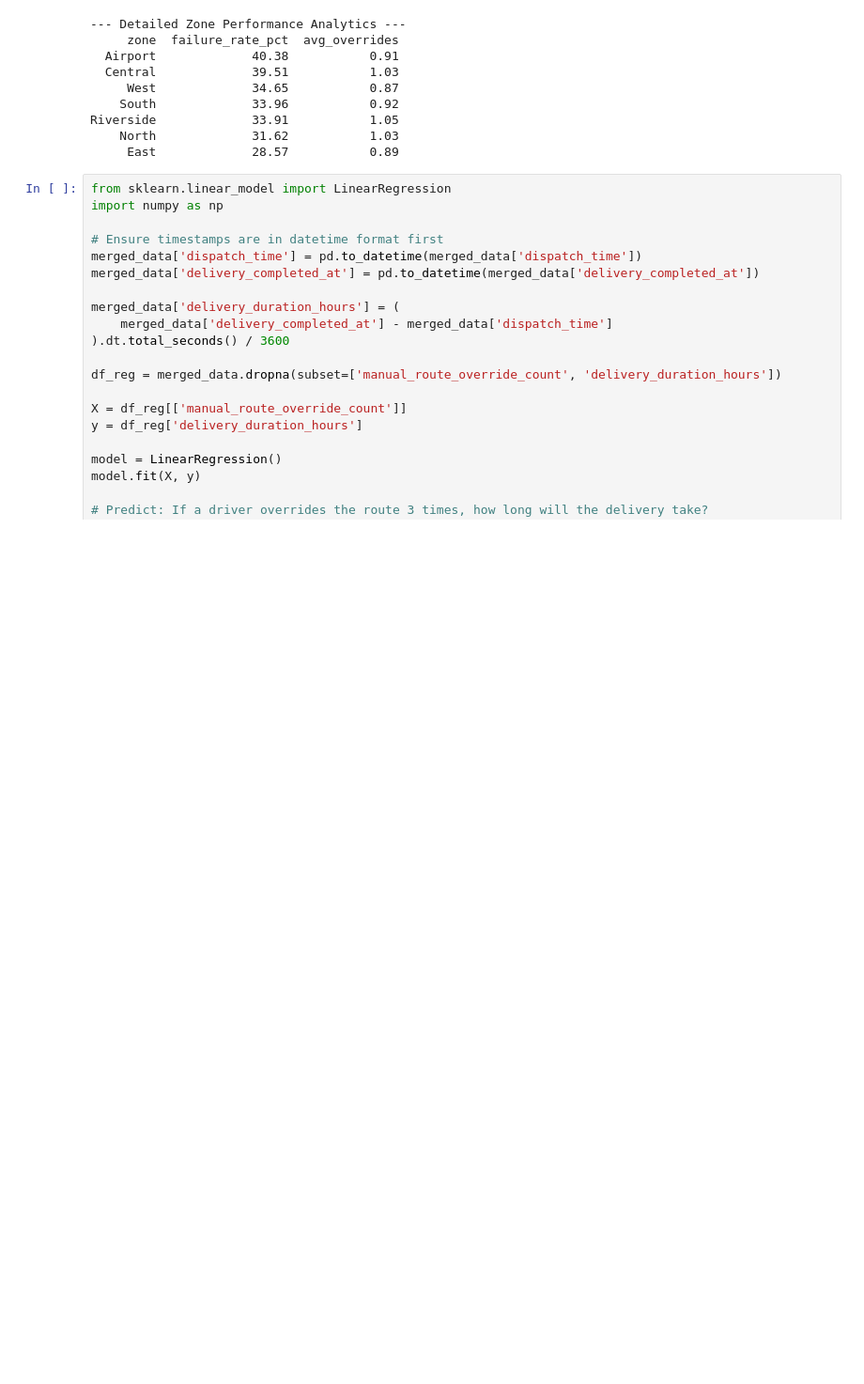
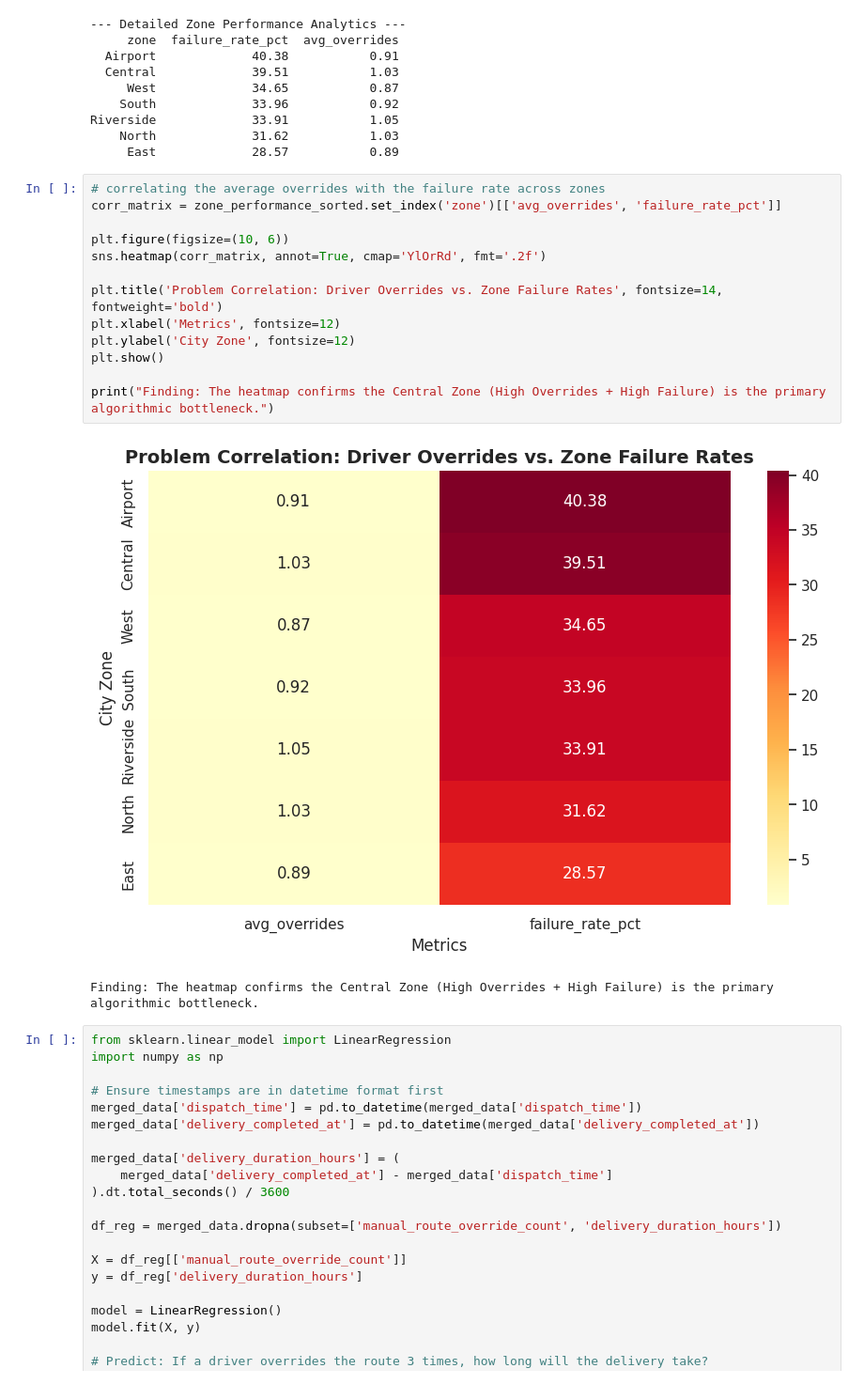
Before and after one commit to ViniUK00/NorthStar-Analytics-Coursework, a Jupyter notebook: SQL_Python.ipynb, the cells around one changed output. Shown at 94% size. Drawn from its saved outputs; the diff is of its cells as text; blank space fills up the shorter version.

```diff
--- a/SQL_Python.ipynb
+++ b/SQL_Python.ipynb
@@ -94,6 +94,22 @@ print(zone_performance_sorted[['zone', 'failure_rate_pct', 'avg_overrides']].rou
 Riverside             33.91           1.05
     North             31.62           1.03
      East             28.57           0.89
+# %%
+# correlating the average overrides with the failure rate across zones
+corr_matrix = zone_performance_sorted.set_index('zone')[['avg_overrides', 'failure_rate_pct']]
+
+plt.figure(figsize=(10, 6))
+sns.heatmap(corr_matrix, annot=True, cmap='YlOrRd', fmt='.2f')
+
+plt.title('Problem Correlation: Driver Overrides vs. Zone Failure Rates', fontsize=14, fontweight='bold')
+plt.xlabel('Metrics', fontsize=12)
+plt.ylabel('City Zone', fontsize=12)
+plt.show()
+
+print("Finding: The heatmap confirms the Central Zone (High Overrides + High Failure) is the primary algorithmic bottleneck.")
+# %% [output]
+[figure, added]
+Finding: The heatmap confirms the Central Zone (High Overrides + High Failure) is the primary algorithmic bottleneck.
 # %%
 from sklearn.linear_model import LinearRegression
 import numpy as np
```
Also changed, not shown: parts of 2 cells of this notebook.
